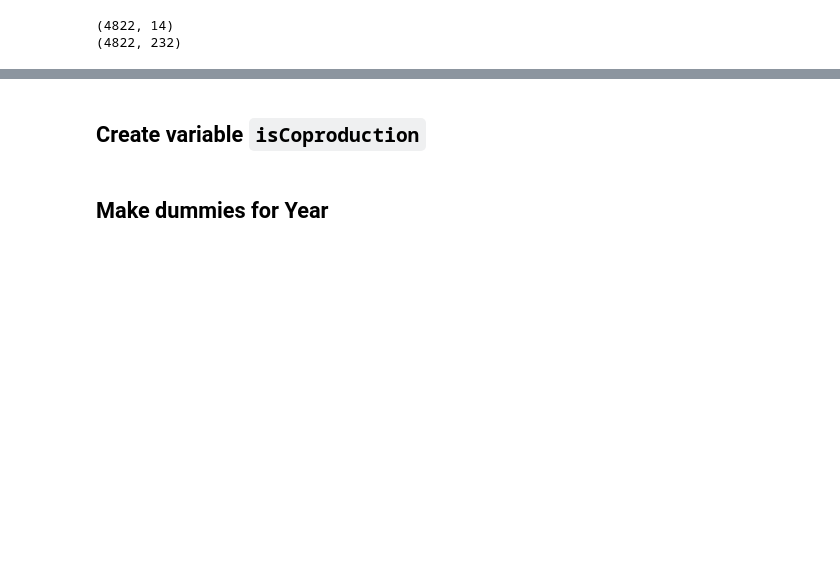
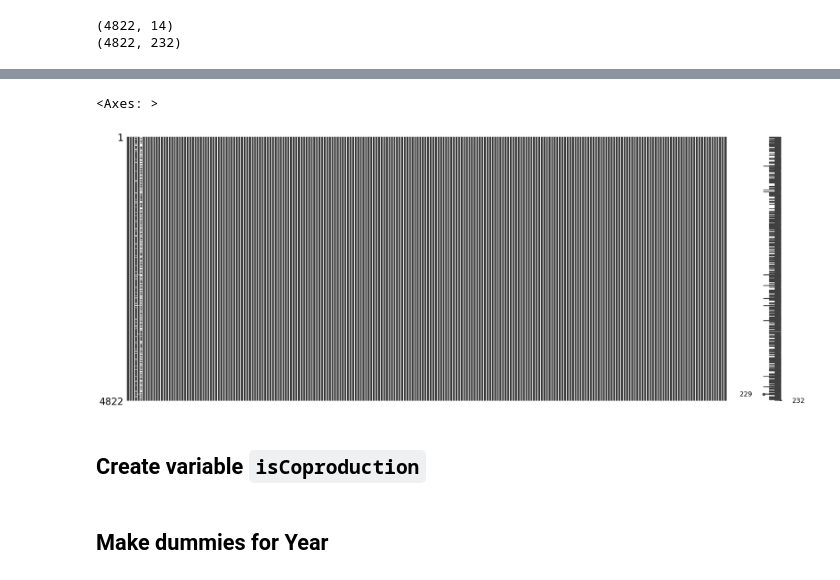
Before and after one commit to felbuch/movie_success_and_foreign_policy, a Jupyter notebook: 20-code/IMDB_Feature_Engineering.ipynb, the cells around one changed output, grey strips where cells are left out. Saved outputs shown, nothing was run; the diff lists cells and outputs as text; code cells hidden in the pictures; blank space fills up the shorter version.

```diff
--- a/20-code/IMDB_Feature_Engineering.ipynb
+++ b/20-code/IMDB_Feature_Engineering.ipynb
@@ -207,3 +225,8 @@ print(data.shape)
+# %%
+mn.matrix(data)
+# %% [output]
+<Axes: >
+[figure, added]
 # %% [markdown]
 ## Create variable `isCoproduction`
 # %%
```
Also changed, not shown: parts of 9 cells of this notebook.
